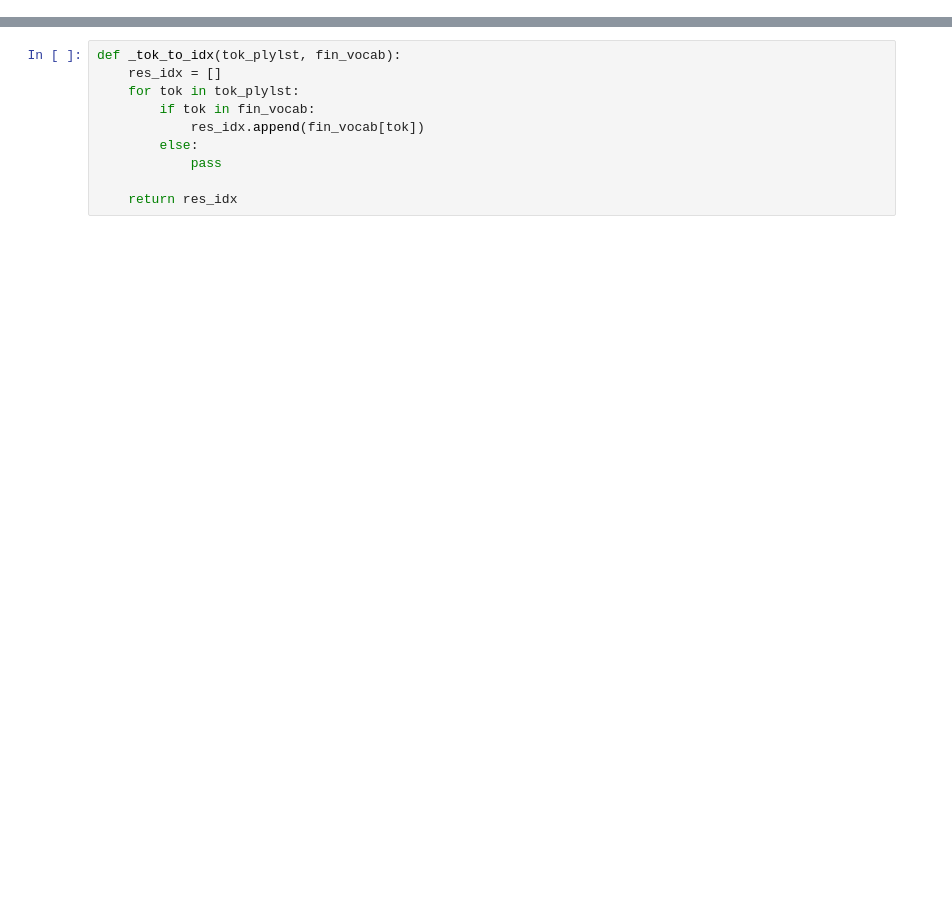
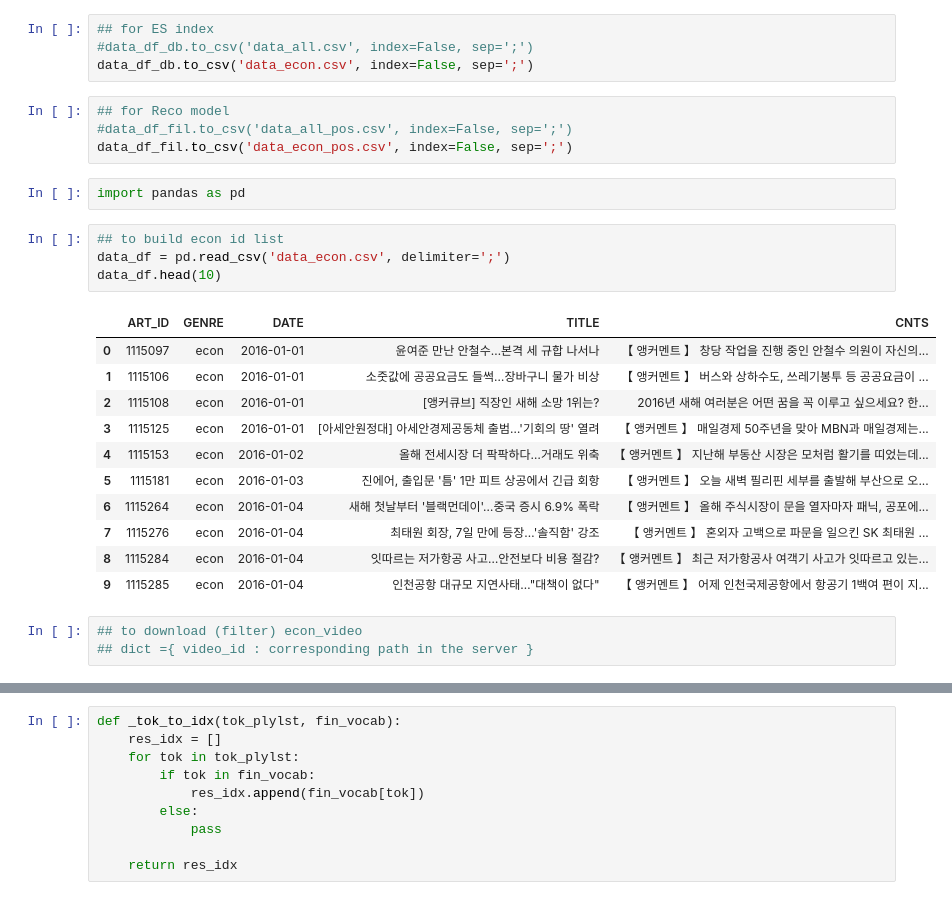
Before and after one commit to saladsong/mbn_reco, a Jupyter notebook: mbn_pp_metadata.ipynb, the cells around one changed output, grey strips where cells are left out. Cells and saved outputs as stored; diff of their text form; blank space fills up the shorter version.

```diff
--- a/mbn_pp_metadata.ipynb
+++ b/mbn_pp_metadata.ipynb
@@ -181,0 +188,29 @@ def _get_fin_vocab(vocab):
+# %%
+## for ES index
+#data_df_db.to_csv('data_all.csv', index=False, sep=';')
+data_df_db.to_csv('data_econ.csv', index=False, sep=';')
+# %%
+## for Reco model
+#data_df_fil.to_csv('data_all_pos.csv', index=False, sep=';')
+data_df_fil.to_csv('data_econ_pos.csv', index=False, sep=';')
+# %%
+import pandas as pd
+# %%
+## to build econ id list
+data_df = pd.read_csv('data_econ.csv', delimiter=';')
+data_df.head(10)
+# %% [output]
+|  | ART_ID | GENRE | DATE | TITLE | CNTS |
+| 0 | 1115097 | econ | 2016-01-01 | 윤여준 만난 안철수…본격 세 규합 나서나 | 【 앵커멘트 】 창당 작업을 진행 중인 안철수 의원이 자신의... |
+| 1 | 1115106 | econ | 2016-01-01 | 소줏값에 공공요금도 들썩…장바구니 물가 비상 | 【 앵커멘트 】 버스와 상하수도, 쓰레기봉투 등 공공요금이 ... |
+| 2 | 1115108 | econ | 2016-01-01 | [앵커큐브] 직장인 새해 소망 1위는? | 2016년 새해 여러분은 어떤 꿈을 꼭 이루고 싶으세요? 한... |
+| 3 | 1115125 | econ | 2016-01-01 | [아세안원정대] 아세안경제공동체 출범…'기회의 땅' 열려 | 【 앵커멘트 】 매일경제 50주년을 맞아 MBN과 매일경제는... |
+| 4 | 1115153 | econ | 2016-01-02 | 올해 전세시장 더 팍팍하다…거래도 위축 | 【 앵커멘트 】 지난해 부동산 시장은 모처럼 활기를 띠었는데... |
+| 5 | 1115181 | econ | 2016-01-03 | 진에어, 출입문 '틈' 1만 피트 상공에서 긴급 회항 | 【 앵커멘트 】 오늘 새벽 필리핀 세부를 출발해 부산으로 오... |
+| 6 | 1115264 | econ | 2016-01-04 | 새해 첫날부터 '블랙먼데이'…중국 증시 6.9% 폭락 | 【 앵커멘트 】 올해 주식시장이 문을 열자마자 패닉, 공포에... |
+| 7 | 1115276 | econ | 2016-01-04 | 최태원 회장, 7일 만에 등장…'솔직함' 강조 | 【 앵커멘트 】 혼외자 고백으로 파문을 일으킨 SK 최태원 ... |
+| 8 | 1115284 | econ | 2016-01-04 | 잇따르는 저가항공 사고…안전보다 비용 절감? | 【 앵커멘트 】 최근 저가항공사 여객기 사고가 잇따르고 있는... |
+| 9 | 1115285 | econ | 2016-01-04 | 인천공항 대규모 지연사태…"대책이 없다" | 【 앵커멘트 】 어제 인천국제공항에서 항공기 1백여 편이 지... |
+# %%
+## to download (filter) econ_video
+## dict ={ video_id : corresponding path in the server }
```
Also changed, not shown: parts of 87 cells of this notebook.
